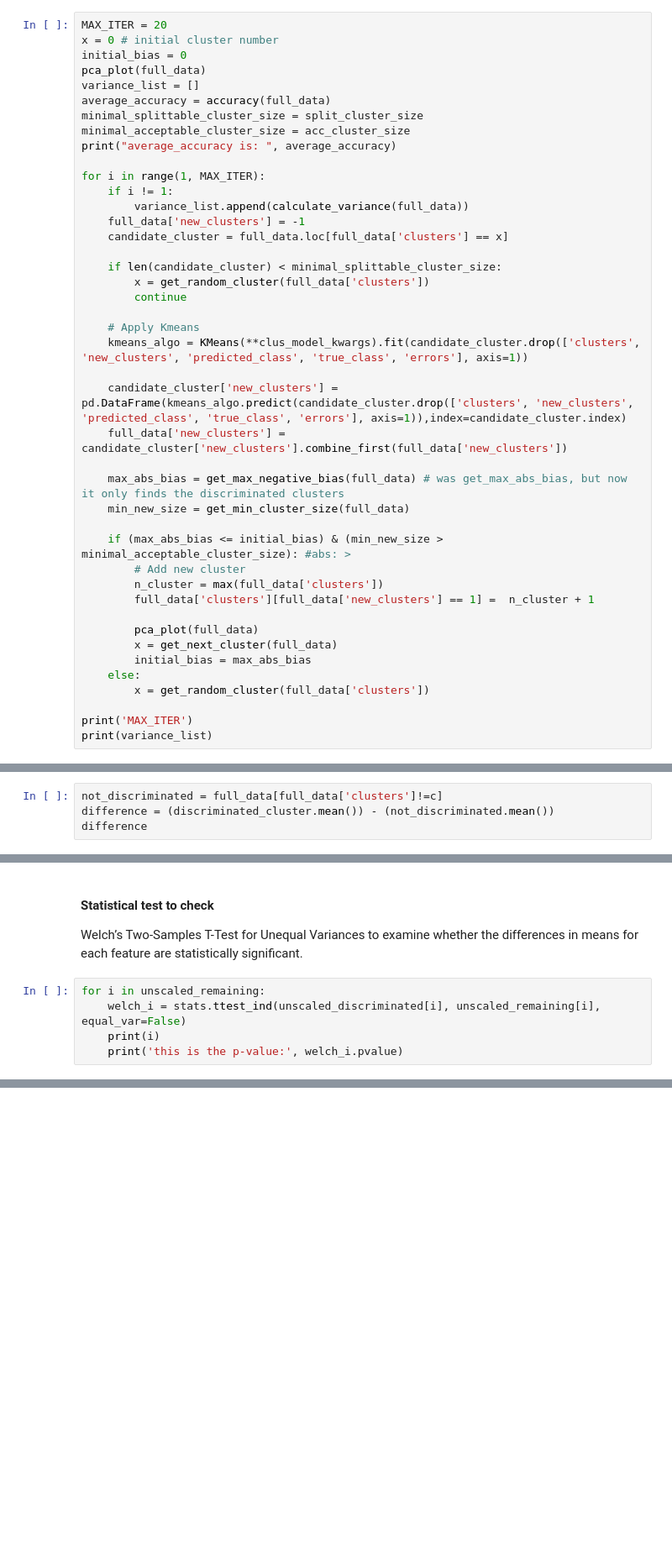
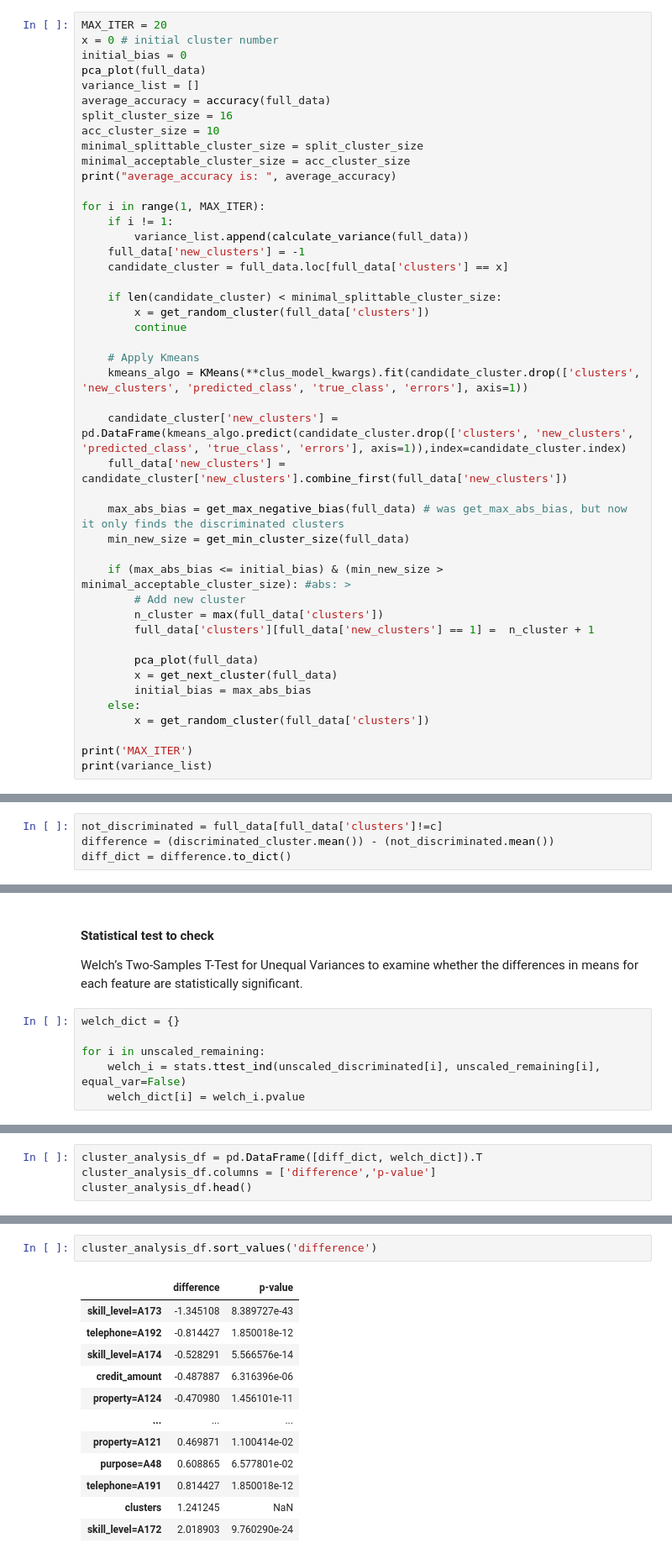
Before and after one commit to NGO-Algorithm-Audit/Bias_scan, a Jupyter notebook: bias_scan_notebooks/HBAC_German_Credit_dataset.ipynb, the cells around one changed output, grey strips where cells are left out. Shown: that part at 84% size. Cells and saved outputs as stored; diff of their text form; blank space fills up the shorter version.

```diff
--- a/bias_scan_notebooks/HBAC_German_Credit_dataset.ipynb
+++ b/bias_scan_notebooks/HBAC_German_Credit_dataset.ipynb
@@ -91,6 +91,8 @@ initial_bias = 0
 pca_plot(full_data)
 variance_list = []
 average_accuracy = accuracy(full_data)
+split_cluster_size = 16
+acc_cluster_size = 10
 minimal_splittable_cluster_size = split_cluster_size
 minimal_acceptable_cluster_size = acc_cluster_size
 print("average_accuracy is: ", average_accuracy)
@@ -189,4 +191,4 @@ Number of errors in discriminated clusters:  16
 # %%
 not_discriminated = full_data[full_data['clusters']!=c]
 difference = (discriminated_cluster.mean()) - (not_discriminated.mean())
-difference
+diff_dict = difference.to_dict()
@@ -244,7 +202,8 @@ Int64Index([  0,   1,   2,  22,  23,  31,  37,  38,  41,  44,  47,  48,  60,
 #### Statistical test to check
 Welch’s Two-Samples T-Test for Unequal Variances to examine whether the differences in means for each feature are statistically significant.
 # %%
+welch_dict = {}
+
 for i in unscaled_remaining:
     welch_i = stats.ttest_ind(unscaled_discriminated[i], unscaled_remaining[i], equal_var=False)
-    print(i)
-    print('this is the p-value:', welch_i.pvalue)
+    welch_dict[i] = welch_i.pvalue
@@ -268,0 +210,4 @@ this is the p-value: 0.0772038105565148
+# %%
+cluster_analysis_df = pd.DataFrame([diff_dict, welch_dict]).T
+cluster_analysis_df.columns = ['difference','p-value']
+cluster_analysis_df.head()
@@ -268,0 +221,15 @@ this is the p-value: 0.0772038105565148
+# %%
+cluster_analysis_df.sort_values('difference')
+# %% [output]
+|  | difference | p-value |
+| skill_level=A173 | -1.345108 | 8.389727e-43 |
+| telephone=A192 | -0.814427 | 1.850018e-12 |
+| skill_level=A174 | -0.528291 | 5.566576e-14 |
+| credit_amount | -0.487887 | 6.316396e-06 |
+| property=A124 | -0.470980 | 1.456101e-11 |
+| ... | ... | ... |
+| property=A121 | 0.469871 | 1.100414e-02 |
+| purpose=A48 | 0.608865 | 6.577801e-02 |
+| telephone=A191 | 0.814427 | 1.850018e-12 |
+| clusters | 1.241245 | NaN |
+| skill_level=A172 | 2.018903 | 9.760290e-24 |
```
Also changed, not shown: parts of 6 cells of this notebook, 2 other files.
